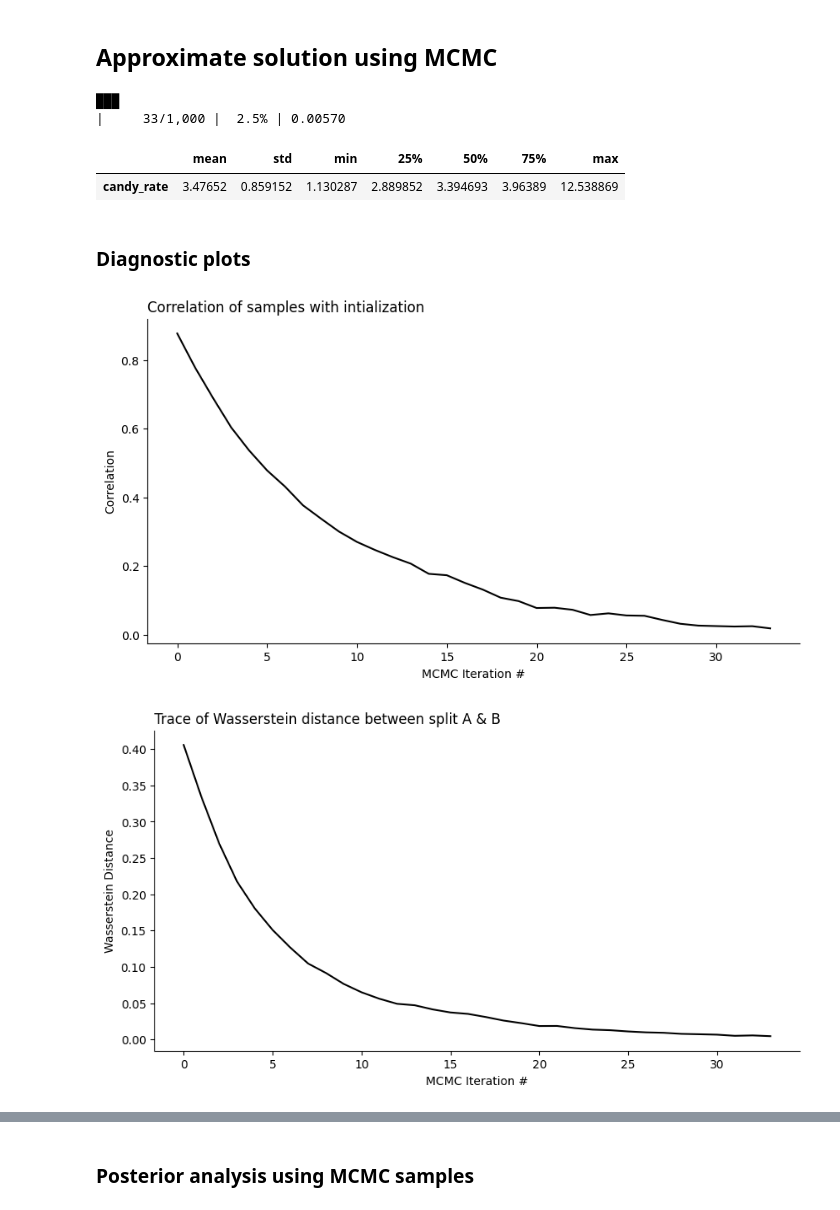
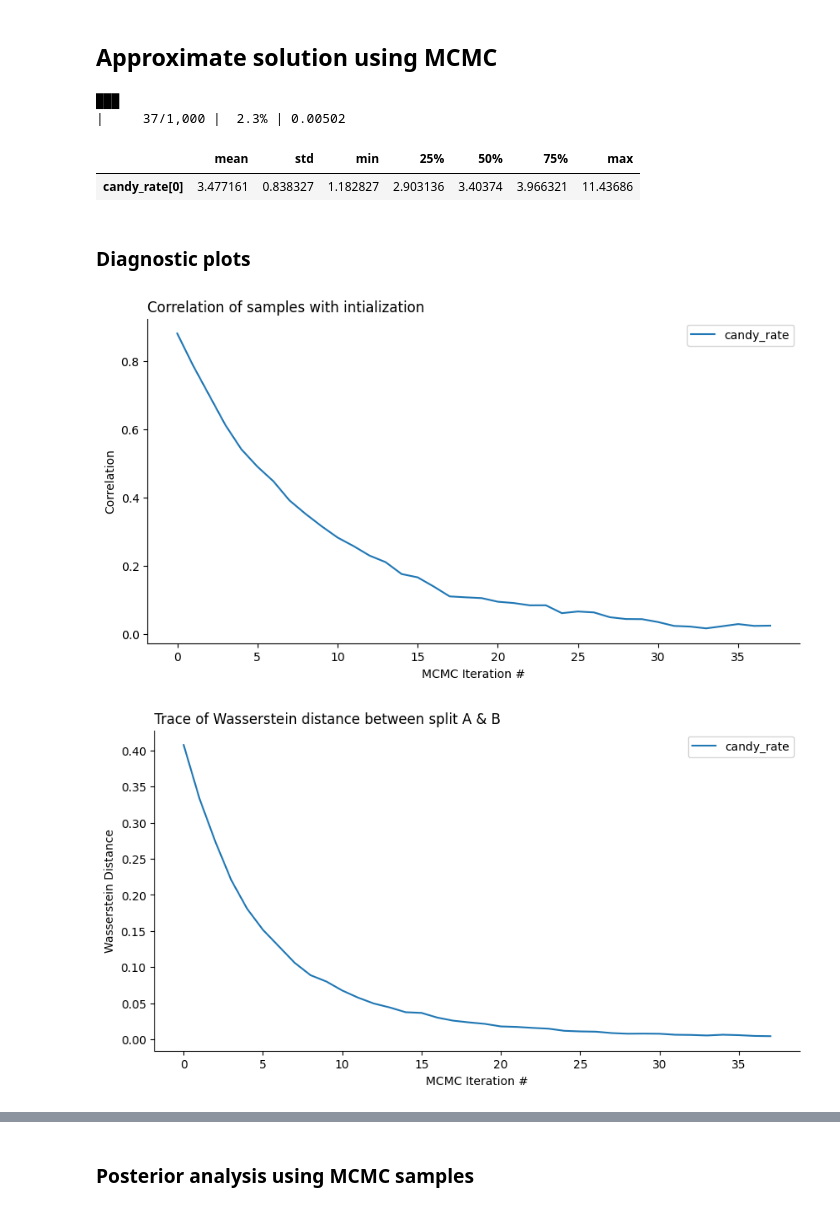
Before and after one commit to libertininick/bayesian-stats, a Jupyter notebook: notebooks/mcmc.ipynb, the cells around one changed output, grey strips where cells are left out. Cells and saved outputs as stored; diff of their text form; code cells hidden in the pictures.

```diff
--- a/notebooks/mcmc.ipynb
+++ b/notebooks/mcmc.ipynb
@@ -72,9 +76,11 @@ result.get_posterior_summary()
 ### Diagnostic plots
 # %%
 _, ax = plt.subplots(figsize=(10,5))
-ax.plot(result.get_correlation_trace("p"), color="black")
+for param in result.parameter_samples.keys():
+    ax.plot(result.correlation_traces[param].squeeze(), label=param)
 ax.set_title("Correlation of samples with intialization", loc="left");
 ax.set_xlabel("MCMC Iteration #");
 ax.set_ylabel("Correlation");
 ax.spines[['right', 'top']].set_visible(False);
+ax.legend();
 # %% [output]
@@ -82,8 +88,10 @@ ax.spines[['right', 'top']].set_visible(False);
 # %%
 _, ax = plt.subplots(figsize=(10,5))
-ax.plot(result.get_wasserstein_distance_trace("p"), color="black")
+for param in result.parameter_samples.keys():
+    ax.plot(result.wasserstein_distance_traces[param].squeeze(), label=param)
 ax.set_title("Trace of Wasserstein distance between split A & B", loc="left");
 ax.set_xlabel("MCMC Iteration #");
 ax.set_ylabel("Wasserstein Distance");
 ax.spines[['right', 'top']].set_visible(False);
+ax.legend();
 # %% [output]
@@ -172,40 +152,48 @@ ax.legend();
 # %% [markdown]
 ## Approximate solution using MCMC
 # %%
-def prior_fun(concentration: float, rate: float, candy_rate: Tensor) -> Tensor:
+def prior_func(concentration: float, rate: float, candy_rate: Tensor) -> Tensor:
     return dist.Gamma(concentration, rate).log_prob(candy_rate)
 
-def likelihood_fun(candy_rate: Tensor, obs: list[int]) -> Tensor:
+def likelihood_func(candy_rate: Tensor, obs: list[int]) -> Tensor:
     return dist.Poisson(rate=candy_rate * len(obs)).log_prob(torch.tensor(sum(obs)))
 
-result = run_mcmc(
-    parameter_bounds=dict(candy_rate=(0., 20.)),
-    prior_fun=partial(prior_fun, concentration=1.0, rate=0.5),
-    likelihood_fun=partial(likelihood_fun, obs=[1, 6, 4, 2, 5]),
+parameter_samples = ParameterSamples.random_initialization(
+    bounds=dict(candy_rate=(0., 20.)),
+    shapes=dict(candy_rate=(1,)),
     num_samples=2**13,
 )
+result = run_mcmc(
+    parameter_samples,
+    prior_func=partial(prior_func, concentration=1.0, rate=0.5),
+    likelihood_func=partial(likelihood_func, obs=[1, 6, 4, 2, 5]),
+)
 result.get_posterior_summary()
 # %% [output]
-███                                                                                                  |     33/1,000 |  2.5% | 0.00570
+███                                                                                                  |     37/1,000 |  2.3% | 0.00502
 |  | mean | std | min | 25% | 50% | 75% | max |
-| candy_rate | 3.47652 | 0.859152 | 1.130287 | 2.889852 | 3.394693 | 3.96389 | 12.538869 |
+| candy_rate[0] | 3.477161 | 0.838327 | 1.182827 | 2.903136 | 3.40374 | 3.966321 | 11.43686 |
 # %% [markdown]
 ### Diagnostic plots
 # %%
 _, ax = plt.subplots(figsize=(10,5))
-ax.plot(result.get_correlation_trace("candy_rate"), color="black");
+for param in result.parameter_samples.keys():
+    ax.plot(result.correlation_traces[param].squeeze(), label=param)
 ax.set_title("Correlation of samples with intialization", loc="left");
 ax.set_xlabel("MCMC Iteration #");
 ax.set_ylabel("Correlation");
 ax.spines[['right', 'top']].set_visible(False);
+ax.legend();
 # %% [output]
-[figure, old version]
+[figure, new version]
 # %%
 _, ax = plt.subplots(figsize=(10,5))
-ax.plot(result.get_wasserstein_distance_trace("candy_rate"), color="black")
+for param in result.parameter_samples.keys():
+    ax.plot(result.wasserstein_distance_traces[param].squeeze(), label=param)
 ax.set_title("Trace of Wasserstein distance between split A & B", loc="left");
 ax.set_xlabel("MCMC Iteration #");
 ax.set_ylabel("Wasserstein Distance");
 ax.spines[['right', 'top']].set_visible(False);
+ax.legend();
 # %% [output]
-[figure, old version]
+[figure, new version]
```
Also changed, not shown: parts of 15 cells of this notebook, 1 other file.
